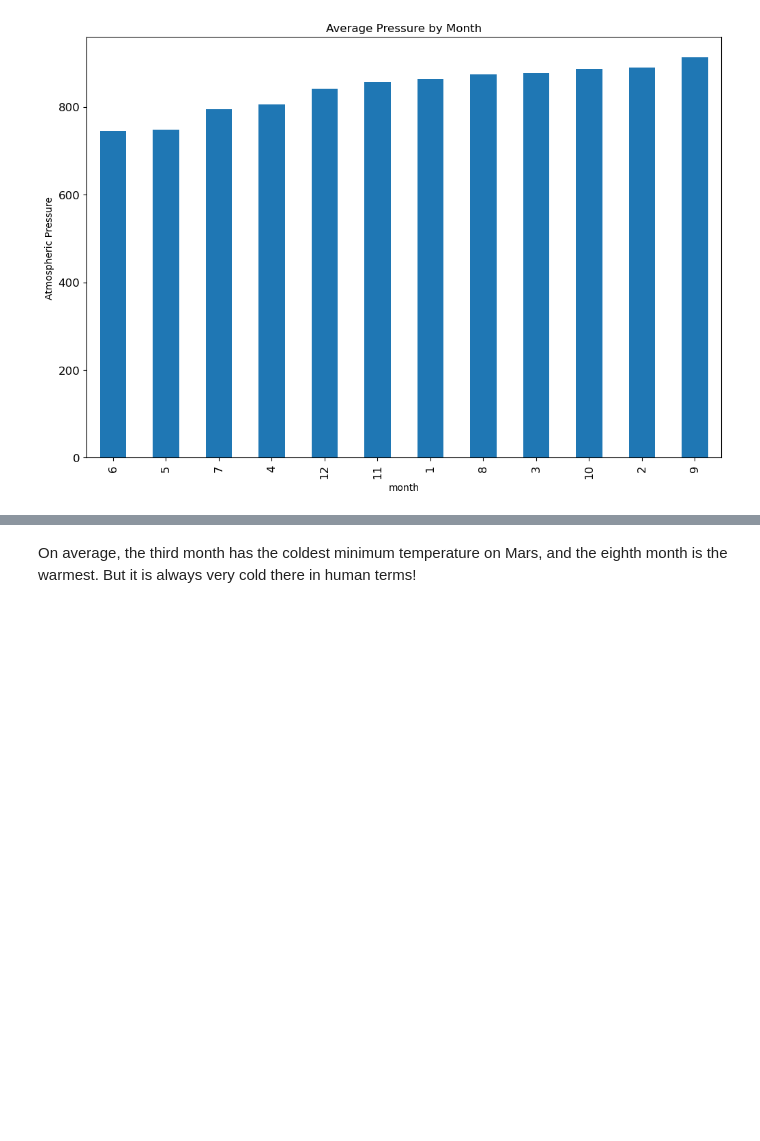
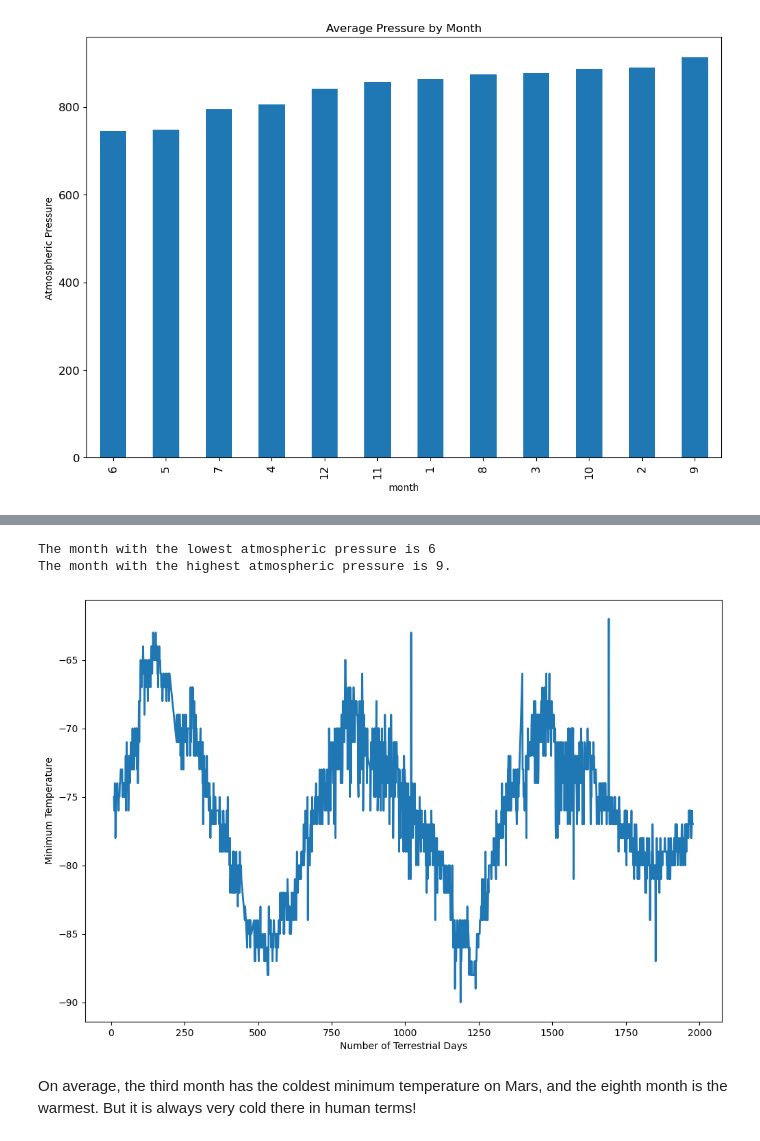
Before and after one commit to TerrySimBar/web_scrape_challenge, a Jupyter notebook: MarsPy/mars_weather.ipynb, the cells around one changed output, grey strips where cells are left out. Cells and saved outputs as stored; diff of their text form; code cells hidden in the pictures; blank space fills up the shorter version.

```diff
--- a/MarsPy/mars_weather.ipynb
+++ b/MarsPy/mars_weather.ipynb
@@ -273,3 +256,23 @@ daily_min_temp_graph.set_xlabel("Number of Terrestrial Days"); # Suppress unwant
+# %%
+# Which months have the lowest and the highest atmospheric pressure on Mars?
+lowest_month_pressr = ave_pressr_by_month.idxmin()
+highest_month_pressr = ave_pressr_by_month.idxmax()
+print(f'The month with the lowest atmospheric pressure is {lowest_month_pressr} \nThe month with the highest atmospheric pressure is {highest_month_pressr}.')
+# %% [output]
+The month with the lowest atmospheric pressure is 6
+The month with the highest atmospheric pressure is 9.
+# %%
+# Group by 'sol' and find the minimum 'min_temp' for each 'sol'
+min_temp_by_sol = mars_weather_df.groupby('sol')['min_temp'].min()
+
+# Create the line graph
+plt.figure(figsize=(12, 8))
+plt.plot(min_temp_by_sol.index, min_temp_by_sol.values, linewidth=2)
+plt.xlabel('Number of Terrestrial Days')
+plt.ylabel('Minimum Temperature')
+plt.show()
+# %% [output]
+[figure, added]
 # %% [markdown]
 On average, the third month has the coldest minimum temperature on Mars, and the eighth month is the warmest. But it is always very cold there in human terms!
 # %% [markdown]
```
Also changed, not shown: parts of 26 cells of this notebook, 3 other files.
